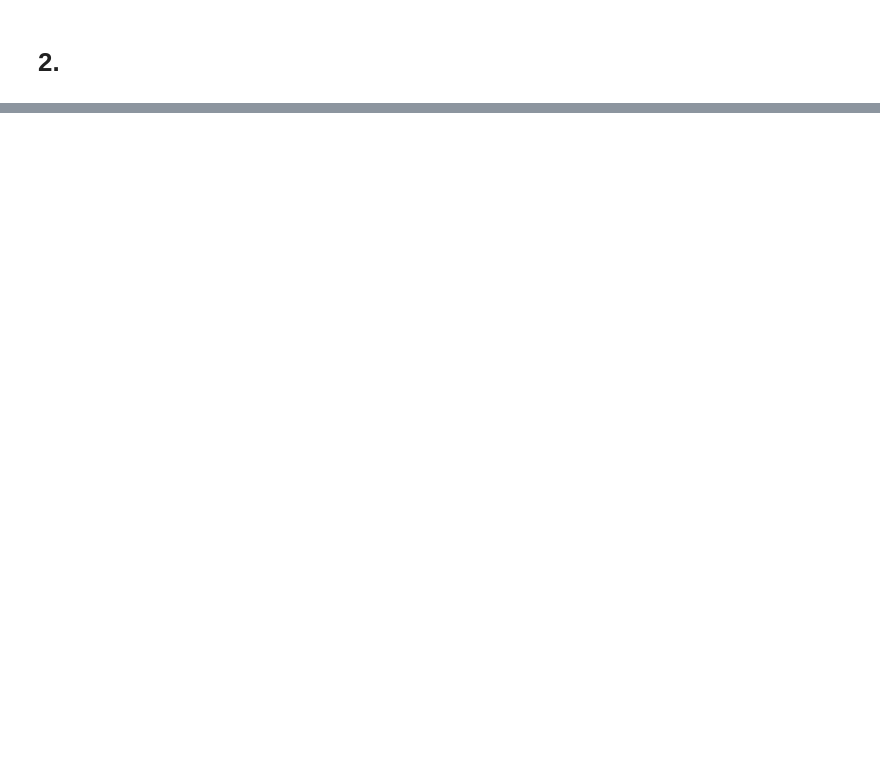
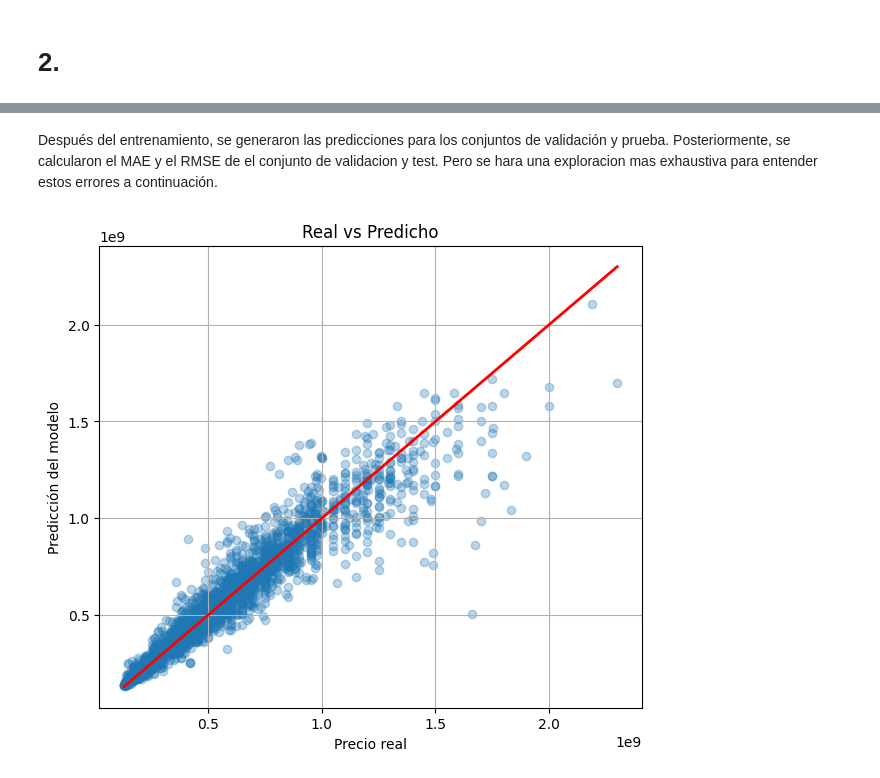
Before and after one commit to lojedaa/Taller_2_ciencia_de_datos, a Jupyter notebook: Taller 2/Taller_2.ipynb, the cells around one changed output, grey strips where cells are left out. Cells and saved outputs as stored; diff of their text form; code cells hidden in the pictures; blank space fills up the shorter version.

```diff
--- a/Taller 2/Taller_2.ipynb
+++ b/Taller 2/Taller_2.ipynb
@@ -405,0 +724,7 @@ X_test["administracion"]  = imputacion_admin.transform(X_test[["administracion"]
+# %%
+pipeline_xgb = Pipeline(steps=[
+    ("preprocessor", preprocessor),
+    ("model", xgb_model)
+])
+# %%
+pipeline_xgb.fit(X_train, y_train)
@@ -405,0 +752,25 @@ X_test["administracion"]  = imputacion_admin.transform(X_test[["administracion"]
+# %%
+preds_val = pipeline_xgb.predict(X_val)
+preds_test = pipeline_xgb.predict(X_test)
+
+mae_val = mean_absolute_error(y_val, preds_val)
+mae_test = mean_absolute_error(y_test, preds_test)
+
+rmse_val = np.sqrt(mean_squared_error(y_val, preds_val))
+rmse_test = np.sqrt(mean_squared_error(y_test, preds_test))
+
+r2_val = r2_score(y_val, preds_val)
+r2_test = r2_score(y_test, preds_test)
+
+mape_val = np.mean(np.abs((y_val - preds_val) / y_val)) * 100
+mape_test = np.mean(np.abs((y_test - preds_test) / y_test)) * 100
+
+print("=== MÉTRICAS ===")
+print(f"VAL  - MAE : {mae_val:,.2f}")
+print(f"TEST - MAE : {mae_test:,.2f}")
+print(f"VAL  - RMSE: {rmse_val:,.2f}")
+print(f"TEST - RMSE: {rmse_test:,.2f}")
+print(f"VAL  - R2  : {r2_val:.4f}")
+print(f"TEST - R2 : {r2_test:.4f}")
+print(f"VAL  - MAPE: {mape_val:.2f}%")
+print(f"TEST - MAPE: {mape_test:.2f}%")
@@ -405,0 +787,3 @@ X_test["administracion"]  = imputacion_admin.transform(X_test[["administracion"]
+# %% [markdown]
+Después del entrenamiento, se generaron las predicciones para los conjuntos de validación y prueba.
+Posteriormente, se calcularon el MAE y el RMSE de el conjunto de validacion y test. Pero se hara una exploracion mas exhaustiva para entender estos errores a continuación.
@@ -405,0 +797,13 @@ X_test["administracion"]  = imputacion_admin.transform(X_test[["administracion"]
+# %%
+
+plt.figure(figsize=(7, 6))
+plt.scatter(y_test, preds_test, alpha=0.3)
+plt.plot([y_test.min(), y_test.max()],
+         [y_test.min(), y_test.max()], 'r', lw=2)
+plt.xlabel("Precio real")
+plt.ylabel("Predicción del modelo")
+plt.title("Real vs Predicho")
+plt.grid(True)
+plt.show()
+# %% [output]
+[figure, added]
```
Also changed, not shown: parts of 57 cells of this notebook, 1 other file.
